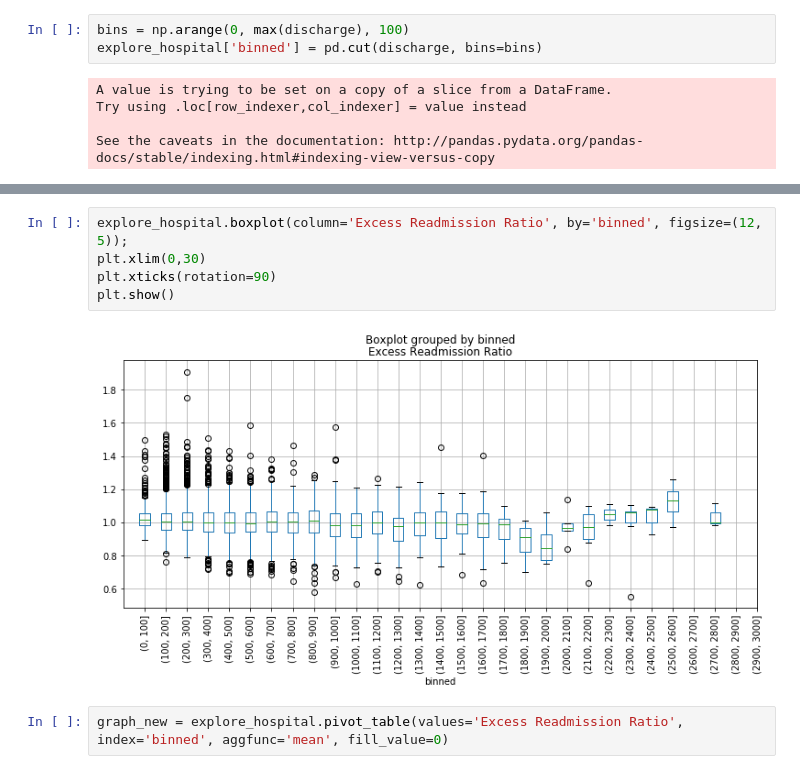
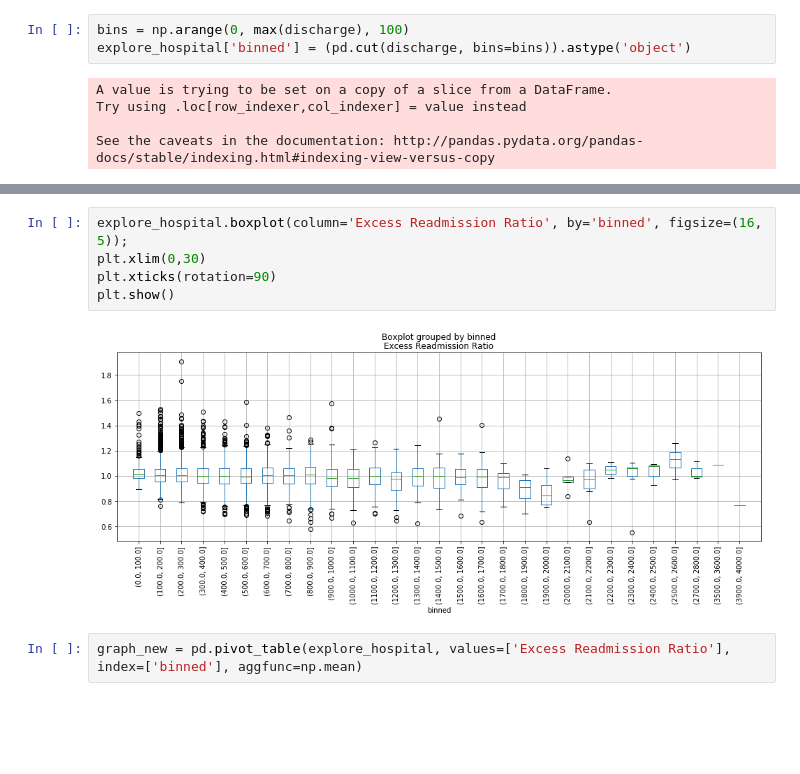
Before and after one commit to sittingman/springboardproj, a Jupyter notebook: hospital_readmit/sliderule_dsi_inferential_statistics_exercise_3.ipynb, the cells around one changed output, grey strips where cells are left out. Drawn from its saved outputs; the diff is of its cells as text; blank space fills up the shorter version.

```diff
--- a/hospital_readmit/sliderule_dsi_inferential_statistics_exercise_3.ipynb
+++ b/hospital_readmit/sliderule_dsi_inferential_statistics_exercise_3.ipynb
@@ -186,6 +195,6 @@ On top of the plot above, we would want to further drill down to the category to
 # %%
 bins = np.arange(0, max(discharge), 100)
-explore_hospital['binned'] = pd.cut(discharge, bins=bins)
+explore_hospital['binned'] = (pd.cut(discharge, bins=bins)).astype('object')
 # %% [output]
 A value is trying to be set on a copy of a slice from a DataFrame.
 Try using .loc[row_indexer,col_indexer] = value instead
@@ -200,10 +203,10 @@ Categories (67, interval[int64]): [(0, 100] < (100, 200] < (200, 300] < (300, 40
 # %%
-explore_hospital.boxplot(column='Excess Readmission Ratio', by='binned', figsize=(12, 5));
+explore_hospital.boxplot(column='Excess Readmission Ratio', by='binned', figsize=(16, 5));
 plt.xlim(0,30)
 plt.xticks(rotation=90)
 plt.show()
 # %% [output]
-[figure, old version]
+[figure, new version]
 # %%
-graph_new = explore_hospital.pivot_table(values='Excess Readmission Ratio', index='binned', aggfunc='mean', fill_value=0)
+graph_new = pd.pivot_table(explore_hospital, values=['Excess Readmission Ratio'], index=['binned'], aggfunc=np.mean)
 # %%
```
Also changed, not shown: parts of 11 cells of this notebook.
